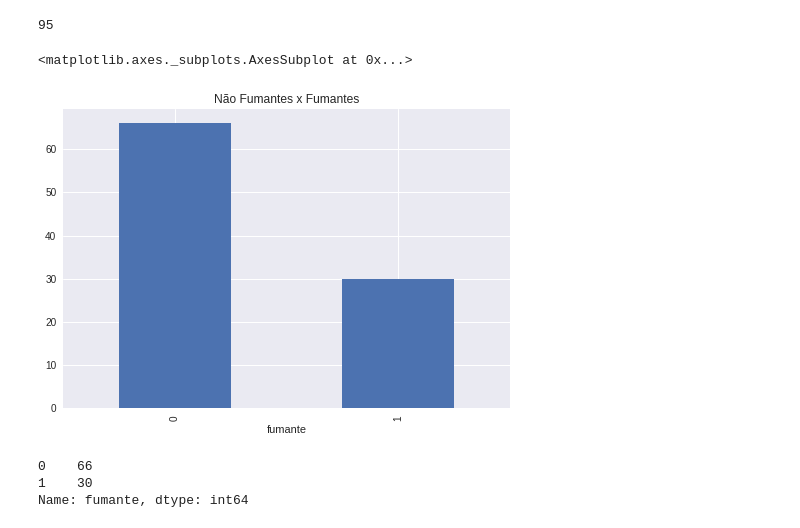
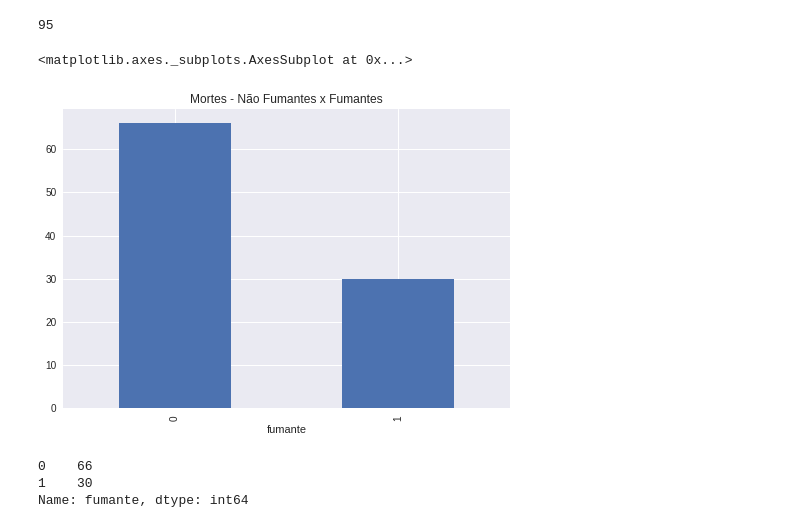
Before and after one commit to lucas-alexsander/dataenginneer_heart_failure, a Jupyter notebook: heart_failure_clinical_records.ipynb, the cells around one changed output. Drawn from its saved outputs; the diff is of its cells as text; code cells hidden in the pictures.

```diff
--- a/heart_failure_clinical_records.ipynb
+++ b/heart_failure_clinical_records.ipynb
@@ -166,10 +166,10 @@ df['idade'].max()
 # %%
 #NÃO FUMANTES X FUMANTES
 dfMorte = df.loc[df['morte'] == 1]
-dfMorte.groupby('fumante')['morte'].sum().plot.bar(title = 'Não Fumantes x Fumantes')
+dfMorte.groupby('fumante')['morte'].sum().plot.bar(title = 'Mortes - Não Fumantes x Fumantes')
 # %% [output]
 <matplotlib.axes._subplots.AxesSubplot at 0x...>
-[figure, old version]
+[figure, new version]
 # %%
 dfMorte['fumante'].value_counts()
 # %% [output]
```
Also changed, not shown: parts of 1 cell of this notebook, 2 other files.
